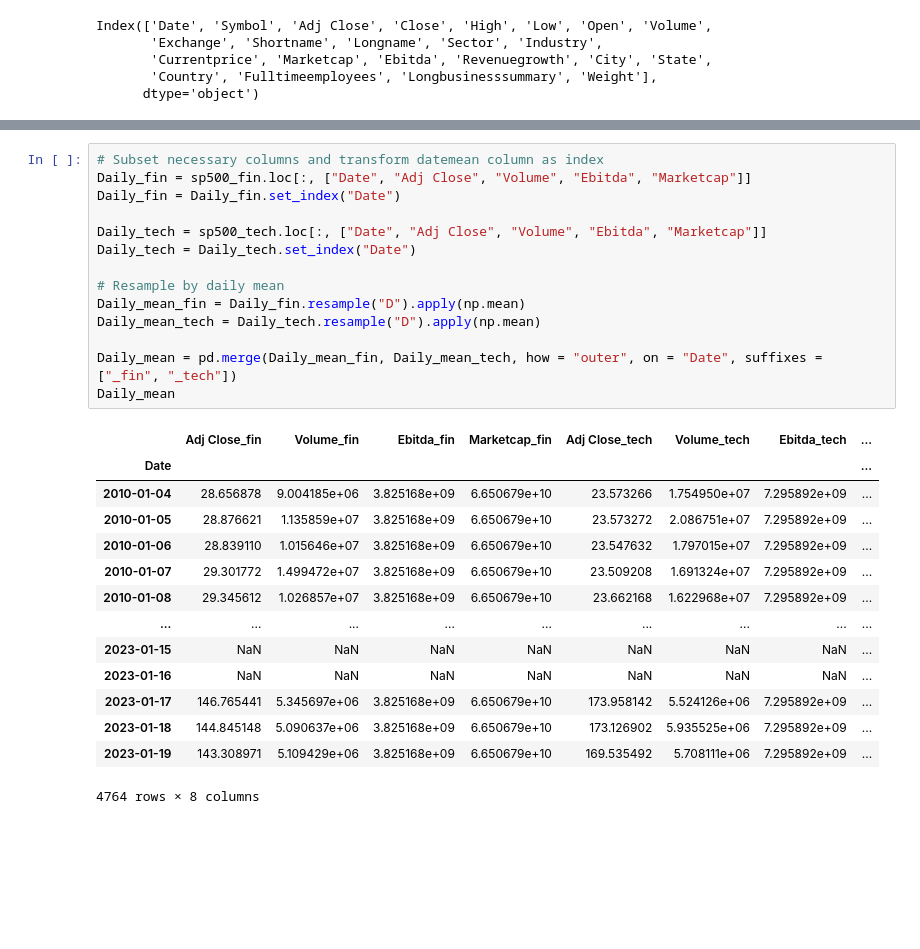
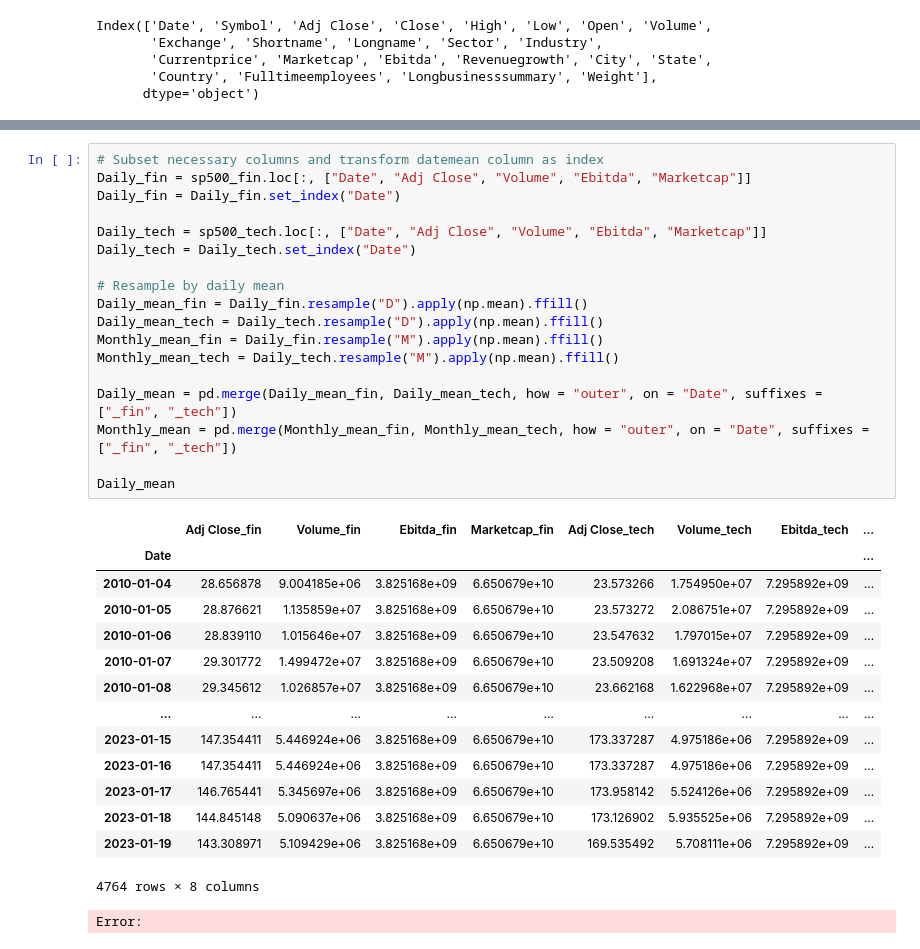
Before and after one commit to chrischank/jse40_sp500_hsi, a Jupyter notebook: notebooks/SP500_EDA.ipynb, the cells around one changed output, grey strips where cells are left out. Saved outputs shown, nothing was run; the diff lists cells and outputs as text; blank space fills up the shorter version.

```diff
--- a/notebooks/SP500_EDA.ipynb
+++ b/notebooks/SP500_EDA.ipynb
@@ -171,32 +184,37 @@ sp500_fin
 # %%
 # Subset necessary columns and transform datemean column as index
 Daily_fin = sp500_fin.loc[:, ["Date", "Adj Close", "Volume", "Ebitda", "Marketcap"]]
 Daily_fin = Daily_fin.set_index("Date")
 
 Daily_tech = sp500_tech.loc[:, ["Date", "Adj Close", "Volume", "Ebitda", "Marketcap"]]
 Daily_tech = Daily_tech.set_index("Date")
 
 # Resample by daily mean
-Daily_mean_fin = Daily_fin.resample("D").apply(np.mean)
-Daily_mean_tech = Daily_tech.resample("D").apply(np.mean)
+Daily_mean_fin = Daily_fin.resample("D").apply(np.mean).ffill()
+Daily_mean_tech = Daily_tech.resample("D").apply(np.mean).ffill()
+Monthly_mean_fin = Daily_fin.resample("M").apply(np.mean).ffill()
+Monthly_mean_tech = Daily_tech.resample("M").apply(np.mean).ffill()
 
 Daily_mean = pd.merge(Daily_mean_fin, Daily_mean_tech, how = "outer", on = "Date", suffixes = ["_fin", "_tech"])
+Monthly_mean = pd.merge(Monthly_mean_fin, Monthly_mean_tech, how = "outer", on = "Date", suffixes = ["_fin", "_tech"])
+
 Daily_mean
 # %% [output]
 |  | Adj Close_fin | Volume_fin | Ebitda_fin | Marketcap_fin | Adj Close_tech | Volume_tech | Ebitda_tech | ... |
 | Date |  |  |  |  |  |  |  | ... |
 | 2010-01-04 | 28.656878 | 9.004185e+06 | 3.825168e+09 | 6.650679e+10 | 23.573266 | 1.754950e+07 | 7.295892e+09 | ... |
 | 2010-01-05 | 28.876621 | 1.135859e+07 | 3.825168e+09 | 6.650679e+10 | 23.573272 | 2.086751e+07 | 7.295892e+09 | ... |
 | 2010-01-06 | 28.839110 | 1.015646e+07 | 3.825168e+09 | 6.650679e+10 | 23.547632 | 1.797015e+07 | 7.295892e+09 | ... |
 | 2010-01-07 | 29.301772 | 1.499472e+07 | 3.825168e+09 | 6.650679e+10 | 23.509208 | 1.691324e+07 | 7.295892e+09 | ... |
 | 2010-01-08 | 29.345612 | 1.026857e+07 | 3.825168e+09 | 6.650679e+10 | 23.662168 | 1.622968e+07 | 7.295892e+09 | ... |
 | ... | ... | ... | ... | ... | ... | ... | ... | ... |
-| 2023-01-15 | NaN | NaN | NaN | NaN | NaN | NaN | NaN | ... |
-| 2023-01-16 | NaN | NaN | NaN | NaN | NaN | NaN | NaN | ... |
+| 2023-01-15 | 147.354411 | 5.446924e+06 | 3.825168e+09 | 6.650679e+10 | 173.337287 | 4.975186e+06 | 7.295892e+09 | ... |
+| 2023-01-16 | 147.354411 | 5.446924e+06 | 3.825168e+09 | 6.650679e+10 | 173.337287 | 4.975186e+06 | 7.295892e+09 | ... |
 | 2023-01-17 | 146.765441 | 5.345697e+06 | 3.825168e+09 | 6.650679e+10 | 173.958142 | 5.524126e+06 | 7.295892e+09 | ... |
 | 2023-01-18 | 144.845148 | 5.090637e+06 | 3.825168e+09 | 6.650679e+10 | 173.126902 | 5.935525e+06 | 7.295892e+09 | ... |
 | 2023-01-19 | 143.308971 | 5.109429e+06 | 3.825168e+09 | 6.650679e+10 | 169.535492 | 5.708111e+06 | 7.295892e+09 | ... |
 4764 rows × 8 columns
+Error:
 # %%
 from matplotlib.lines import Line2D
 
```
Also changed, not shown: parts of 8 cells of this notebook, 14 other files.
